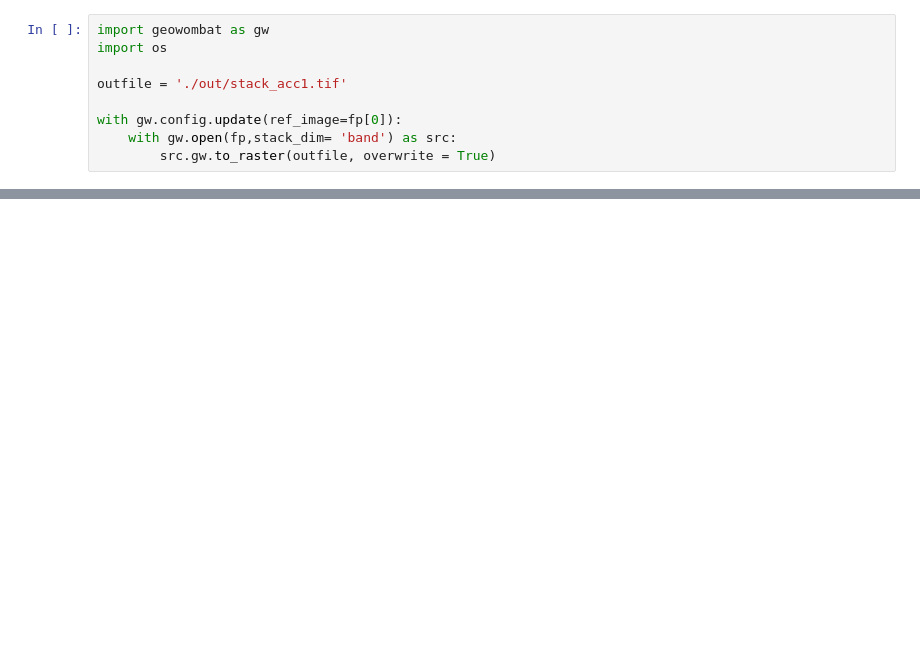
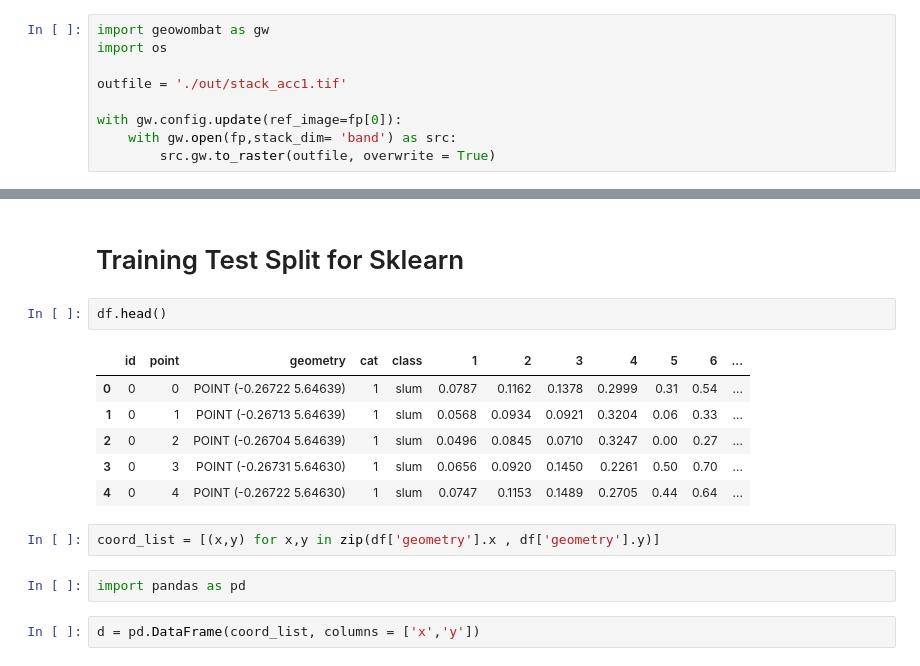
Before and after one commit to rad15f/Geospatial-Slum-Prediction-Ghana, a Jupyter notebook: debug.ipynb, the cells around one changed output, grey strips where cells are left out. Saved outputs shown, nothing was run; the diff lists cells and outputs as text; blank space fills up the shorter version.

Commit message:
sklearn and datasets ready

```diff
--- a/debug.ipynb
+++ b/debug.ipynb
@@ -134,0 +112,17 @@ dtype: int64
+# %% [markdown]
+# Training Test Split for Sklearn
+# %%
+df.head()
+# %% [output]
+|  | id | point | geometry | cat | class | 1 | 2 | 3 | 4 | 5 | 6 | ... |
+| 0 | 0 | 0 | POINT (-0.26722 5.64639) | 1 | slum | 0.0787 | 0.1162 | 0.1378 | 0.2999 | 0.31 | 0.54 | ... |
+| 1 | 0 | 1 | POINT (-0.26713 5.64639) | 1 | slum | 0.0568 | 0.0934 | 0.0921 | 0.3204 | 0.06 | 0.33 | ... |
+| 2 | 0 | 2 | POINT (-0.26704 5.64639) | 1 | slum | 0.0496 | 0.0845 | 0.0710 | 0.3247 | 0.00 | 0.27 | ... |
+| 3 | 0 | 3 | POINT (-0.26731 5.64630) | 1 | slum | 0.0656 | 0.0920 | 0.1450 | 0.2261 | 0.50 | 0.70 | ... |
+| 4 | 0 | 4 | POINT (-0.26722 5.64630) | 1 | slum | 0.0747 | 0.1153 | 0.1489 | 0.2705 | 0.44 | 0.64 | ... |
+# %%
+coord_list = [(x,y) for x,y in zip(df['geometry'].x , df['geometry'].y)]
+# %%
+import pandas as pd
+# %%
+d = pd.DataFrame(coord_list, columns = ['x','y'])
```
Also changed, not shown: parts of 29 cells of this notebook, 2 other files.
